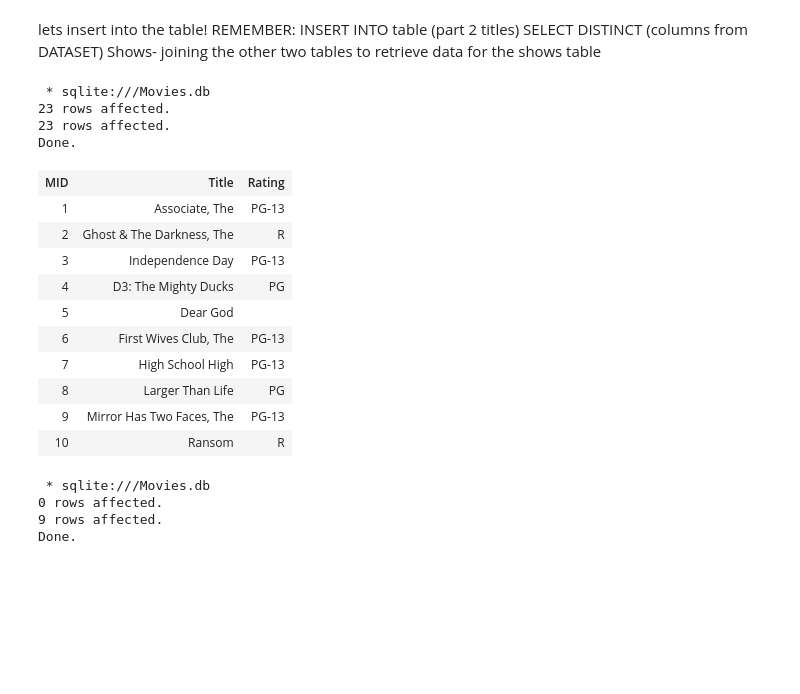
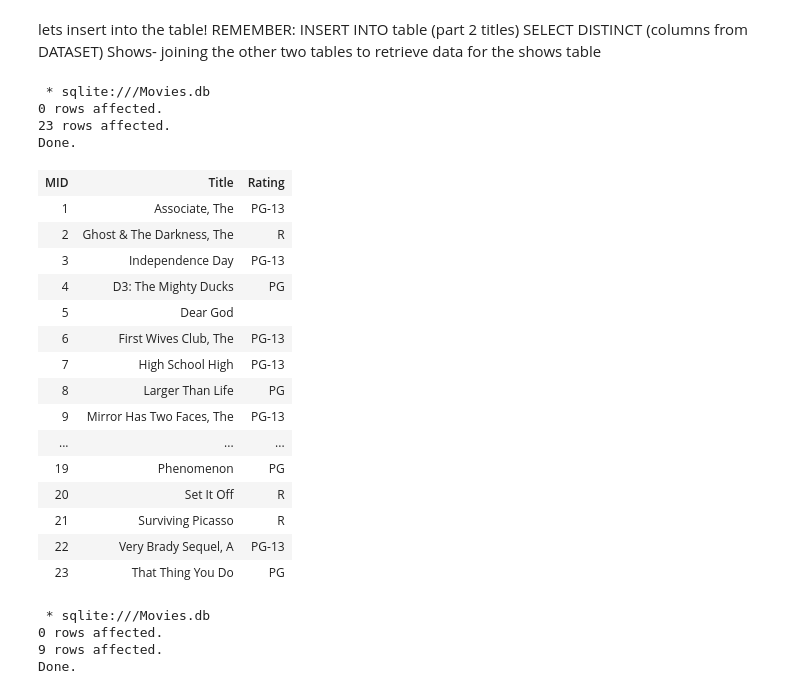
Before and after one commit to fairfield-ba510-spring2020/movies-tonight-evincent152, a Jupyter notebook: Part3.ipynb, the cells around one changed output. Cells and saved outputs as stored; diff of their text form; code cells hidden in the pictures; blank space fills up the shorter version.

```diff
--- a/Part3.ipynb
+++ b/Part3.ipynb
@@ -68,27 +68,31 @@ Shows- joining the other two tables to retrieve data for the shows table
 # %%
 %%sql
 
 DELETE FROM Movies;
 INSERT INTO Movies (Title, Rating)
     SELECT DISTINCT MTitle, Rating FROM DATASET;
-SELECT * FROM MOVIES
-LIMIT 10;
+SELECT * FROM MOVIES;
 # %% [output]
  * sqlite:///Movies.db
-23 rows affected.
+0 rows affected.
 23 rows affected.
 Done.
 | MID | Title | Rating |
 | 1 | Associate, The | PG-13 |
 | 2 | Ghost & The Darkness, The | R |
 | 3 | Independence Day | PG-13 |
 | 4 | D3: The Mighty Ducks | PG |
 | 5 | Dear God |  |
 | 6 | First Wives Club, The | PG-13 |
 | 7 | High School High | PG-13 |
 | 8 | Larger Than Life | PG |
 | 9 | Mirror Has Two Faces, The | PG-13 |
-| 10 | Ransom | R |
+| ... | ... | ... |
+| 19 | Phenomenon | PG |
+| 20 | Set It Off | R |
+| 21 | Surviving Picasso | R |
+| 22 | Very Brady Sequel, A | PG-13 |
+| 23 | That Thing You Do | PG |
 # %%
 %%sql
 DELETE FROM Theaters;
```
Also changed, not shown: parts of 4 cells of this notebook, 2 other files.
